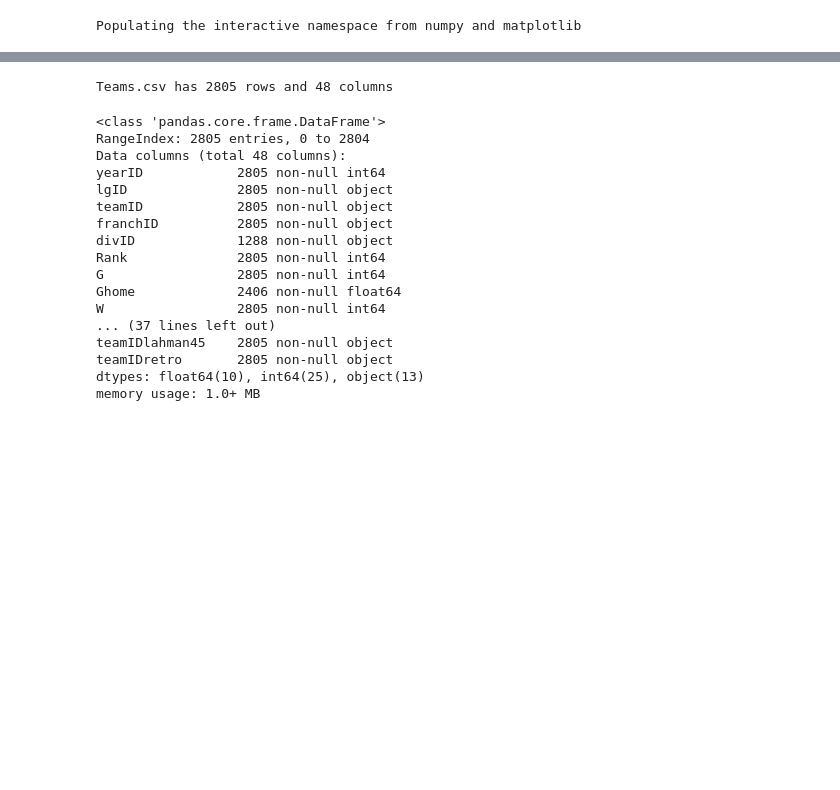
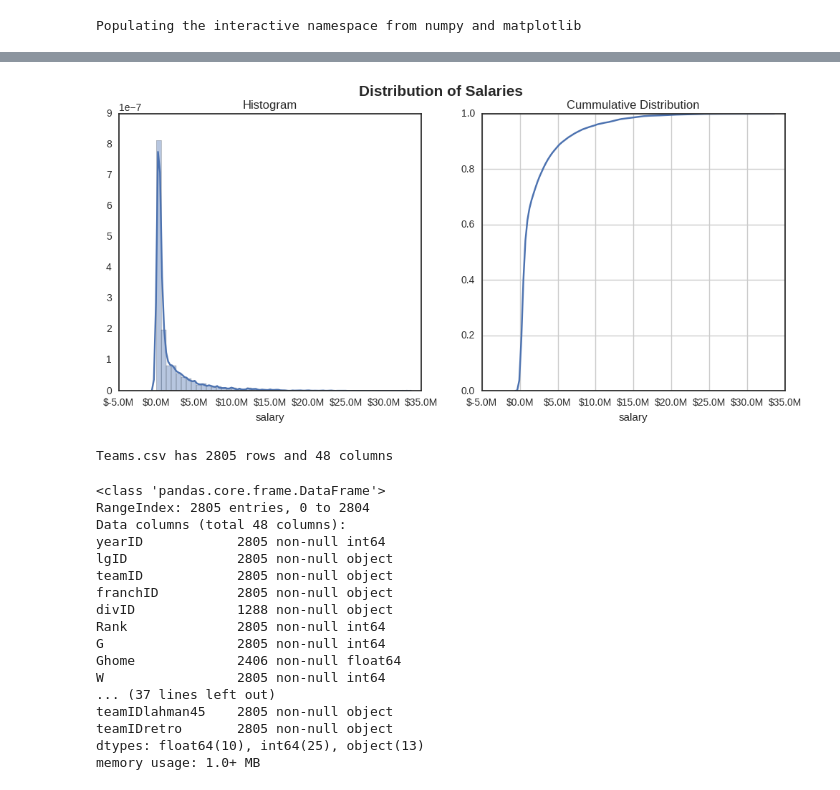
Before and after one commit to bonamprabhu/baseball-statistics, a Jupyter notebook: baseball-statistics.ipynb, the cells around one changed output, grey strips where cells are left out. Cells and saved outputs as stored; diff of their text form; code cells hidden in the pictures; blank space fills up the shorter version.

Commit message:
explore: Add distribution of salaries

```diff
--- a/baseball-statistics.ipynb
+++ b/baseball-statistics.ipynb
@@ -24,3 +51,18 @@ def read_csv(filename):
+# %%
+f, ax = plt.subplots(nrows=1, ncols=2)
+f.set_size_inches((12,5))
+f.suptitle("Distribution of Salaries", fontsize=15, weight='bold')
+
+p1 = sns.distplot(salaries['salary'], ax=ax[0])
+p1.xaxis.set_major_formatter(formatter)
+p1.set_title("Histogram")
+
+p2 = sns.distplot(salaries['salary'], kde_kws=dict(cumulative=True), ax=ax[1])
+p2.xaxis.set_major_formatter(formatter)
+p2.set_title("Cummulative Distribution")
+p2.grid()
+# %% [output]
+[figure, added]
 # %%
 teams = read_csv('Teams.csv')
 # %% [output]
```
Also changed, not shown: parts of 13 cells of this notebook, 1 other file.
